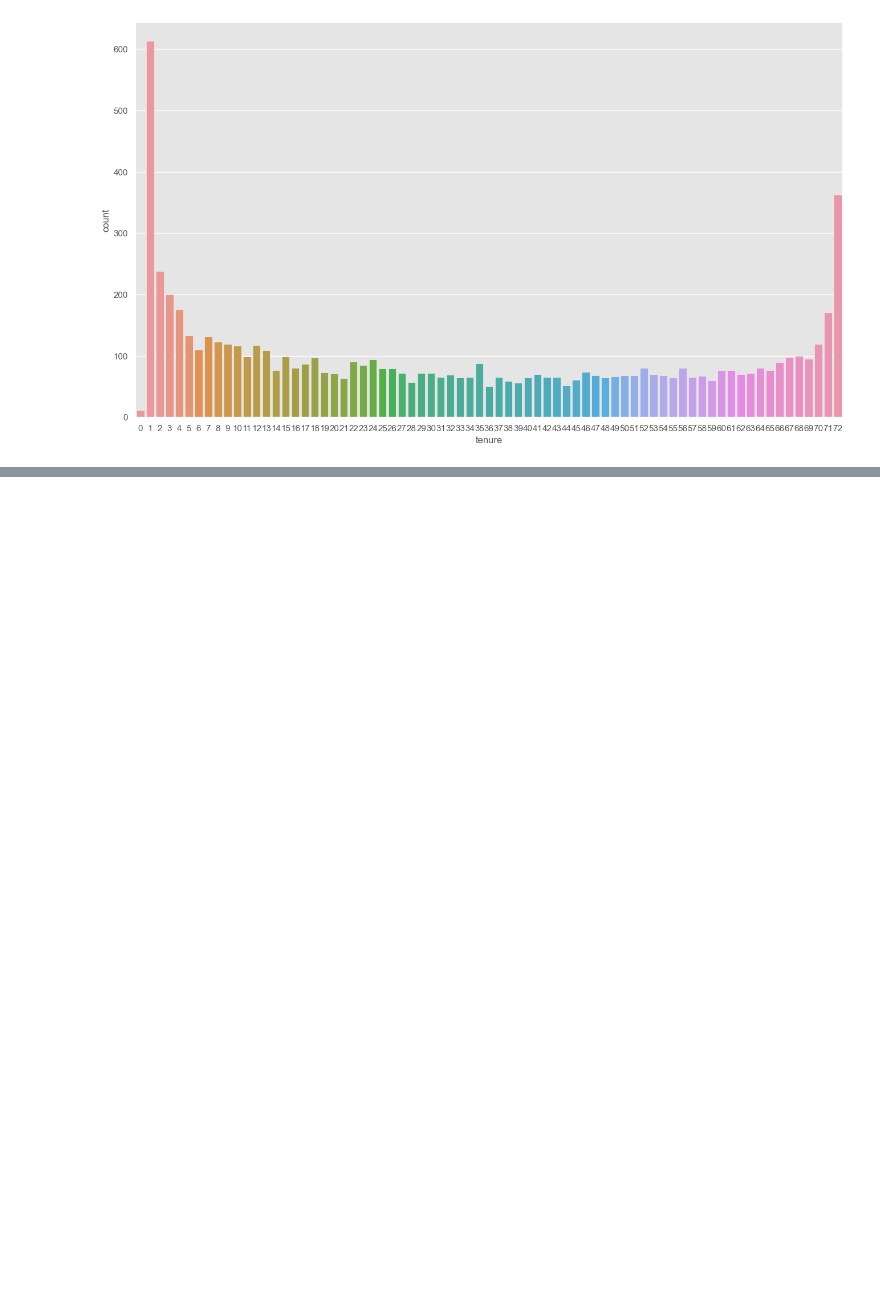
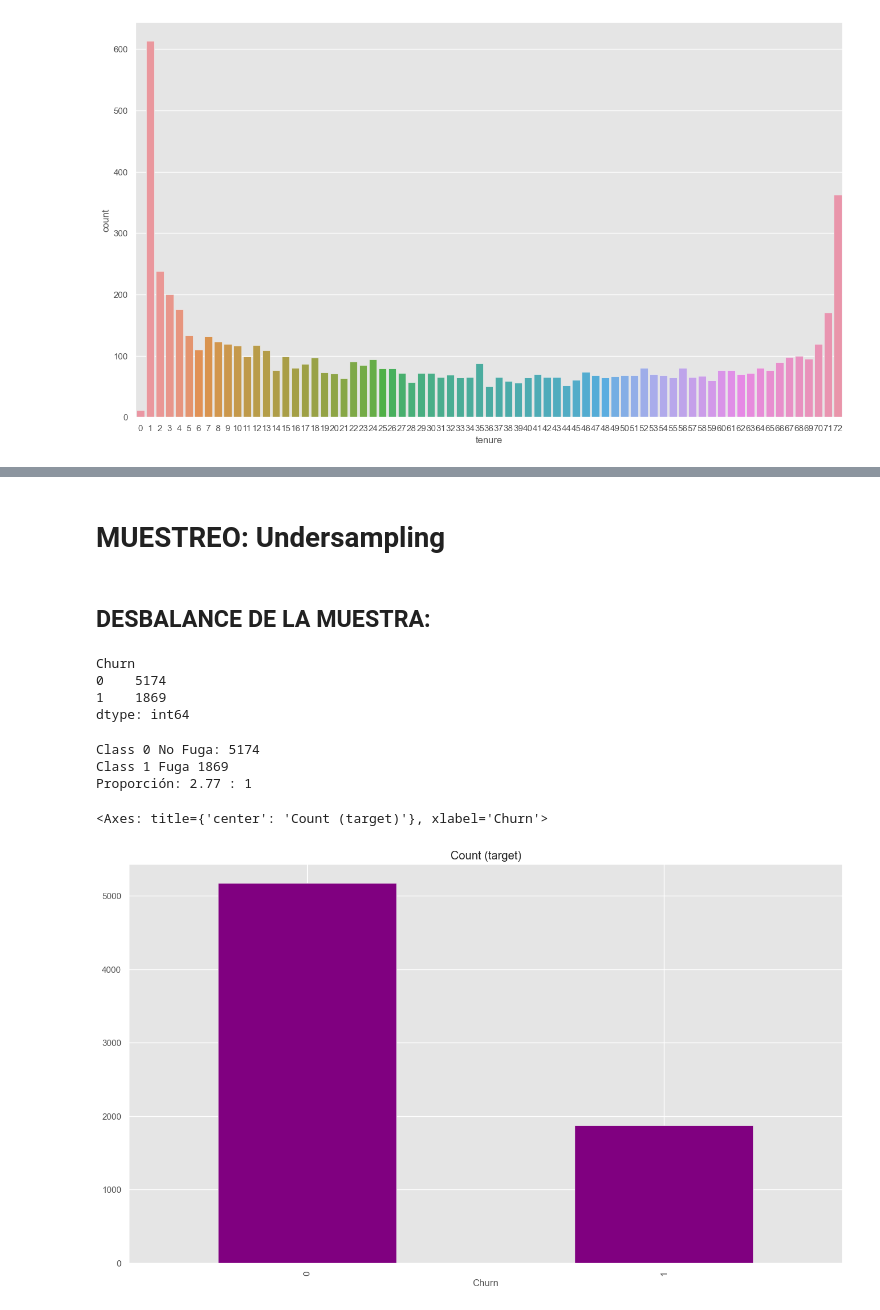
Before and after one commit to jdiegodmeza/ProyectoAnalisisPython, a Jupyter notebook: Trabajo Final_Juan Diego Diaz.ipynb, the cells around one changed output, grey strips where cells are left out. Drawn from its saved outputs; the diff is of its cells as text; code cells hidden in the pictures; blank space fills up the shorter version.

```diff
--- a/Trabajo Final_Juan Diego Diaz.ipynb
+++ b/Trabajo Final_Juan Diego Diaz.ipynb
@@ -543,0 +872,23 @@ sns.boxplot(x="Contract",y="tenure", hue="Churn", data=df)
+# %% [markdown]
+# MUESTREO: Undersampling
+# %% [markdown]
+## DESBALANCE DE LA MUESTRA:
+# %%
+df_encoded.groupby('Churn').size()
+# %% [output]
+Churn
+0    5174
+1    1869
+dtype: int64
+# %%
+target_count = df_encoded.Churn.value_counts()
+print('Class 0 No Fuga:', target_count[0])
+print('Class 1 Fuga', target_count[1])
+print('Proporción:', round(target_count[0] / target_count[1], 2), ': 1')
+target_count.plot(kind='bar', color='purple',title='Count (target)')
+# %% [output]
+Class 0 No Fuga: 5174
+Class 1 Fuga 1869
+Proporción: 2.77 : 1
+<Axes: title={'center': 'Count (target)'}, xlabel='Churn'>
+[figure, added]
```
Also changed, not shown: parts of 139 cells of this notebook, 4 other files.
